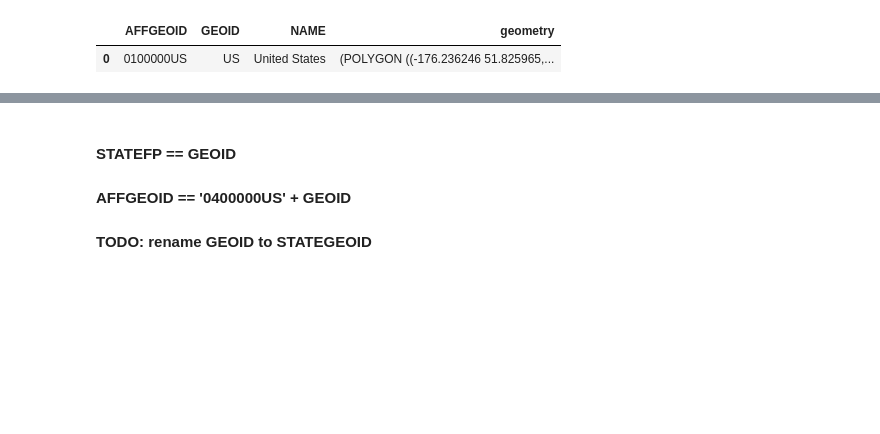
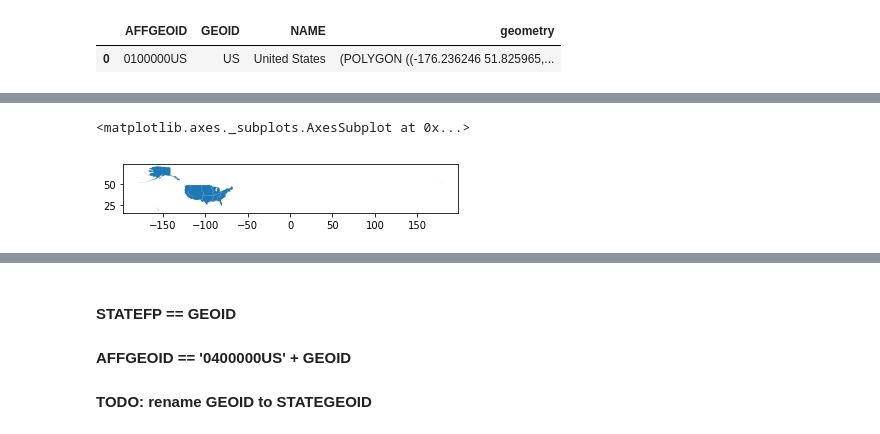
Before and after one commit to swchen888/Choropleth-Maps, a Jupyter notebook: Visualizing the United States using Geopandas.ipynb, the cells around one changed output, grey strips where cells are left out. Saved outputs shown, nothing was run; the diff lists cells and outputs as text; code cells hidden in the pictures; blank space fills up the shorter version.

```diff
--- a/Visualizing the United States using Geopandas.ipynb
+++ b/Visualizing the United States using Geopandas.ipynb
@@ -25,6 +29,7 @@ us_file_root = 'http://www2.census.gov/geo/tiger/GENZ2017/shp/'
 
 us_nation_file = us_file_root + 'cb_2017_us_nation_5m.zip'
 us_region_file = us_file_root + 'cb_2017_us_region_500k.zip'
+us_division_file = us_file_root + 'cb_2017_us_division_500k.zip'
 us_state_file = us_file_root + 'cb_2017_us_state_500k.zip'
 us_county_file = us_file_root + 'cb_2017_us_county_500k.zip'
 us_zcta_file = us_file_root + 'cb_2017_us_zcta510_500k.zip'
@@ -51,0 +75,3 @@ us_regions.head()
+# %%
+us_divisions = gpd.GeoDataFrame.from_file(us_division_file)
+us_divisions
@@ -51,0 +89,5 @@ us_regions.head()
+# %%
+us_divisions.plot()
+# %% [output]
+<matplotlib.axes._subplots.AxesSubplot at 0x...>
+[figure, added]
```
Also changed, not shown: parts of 25 cells of this notebook.
